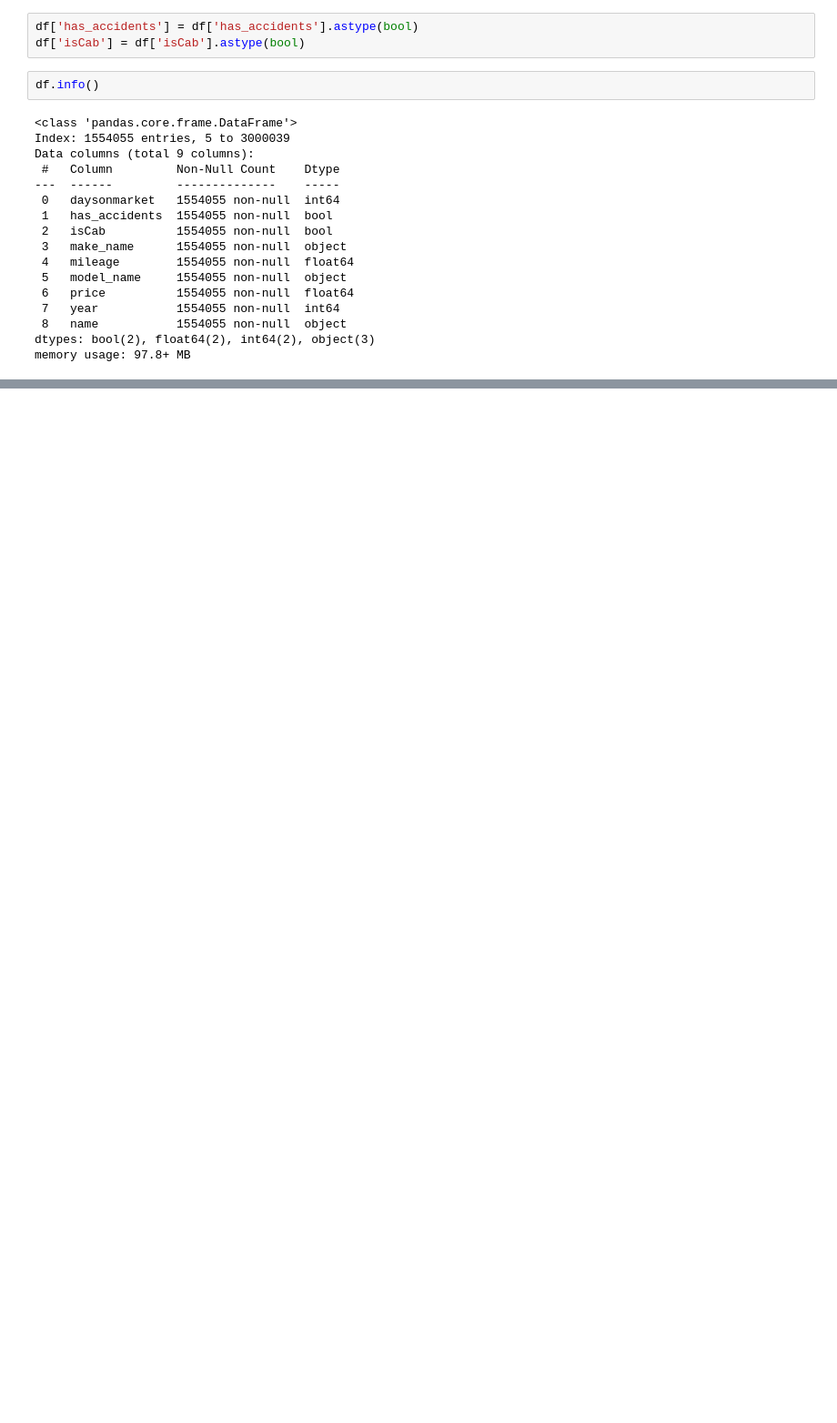
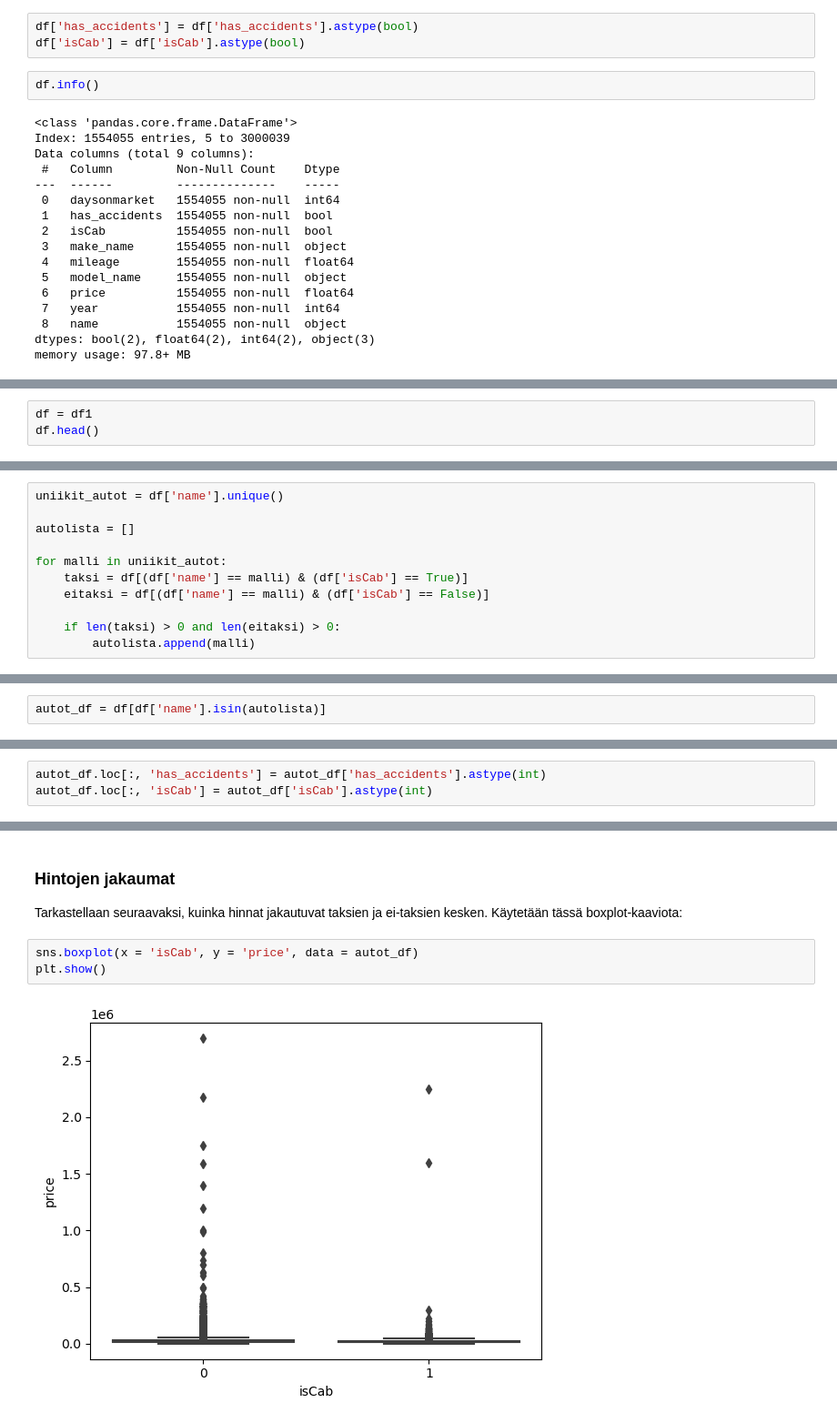
Before and after one commit to SallaLipasti/jamk-aida-projekti, a Jupyter notebook: taksit.ipynb, the cells around one changed output, grey strips where cells are left out. Shown at 91% size. Cells and saved outputs as stored; diff of their text form; blank space fills up the shorter version.

```diff
--- a/taksit.ipynb
+++ b/taksit.ipynb
@@ -142,0 +179,3 @@ df.head()
+# %%
+df = df1
+df.head()
@@ -142,0 +204,11 @@ df.head()
+# %%
+uniikit_autot = df['name'].unique()
+
+autolista = []
+
+for malli in uniikit_autot:
+    taksi = df[(df['name'] == malli) & (df['isCab'] == True)]
+    eitaksi = df[(df['name'] == malli) & (df['isCab'] == False)]
+
+    if len(taksi) > 0 and len(eitaksi) > 0:
+        autolista.append(malli)
@@ -142,0 +225,2 @@ df.head()
+# %%
+autot_df = df[df['name'].isin(autolista)]
@@ -142,0 +257,3 @@ df.head()
+# %%
+autot_df.loc[:, 'has_accidents'] = autot_df['has_accidents'].astype(int)
+autot_df.loc[:, 'isCab'] = autot_df['isCab'].astype(int)
@@ -142,0 +303,9 @@ df.head()
+# %% [markdown]
+### Hintojen jakaumat
+
+Tarkastellaan seuraavaksi, kuinka hinnat jakautuvat taksien ja ei-taksien kesken. Käytetään tässä boxplot-kaaviota:
+# %%
+sns.boxplot(x = 'isCab', y = 'price', data = autot_df)
+plt.show()
+# %% [output]
+[figure, added]
```
Also changed, not shown: parts of 39 cells of this notebook.
